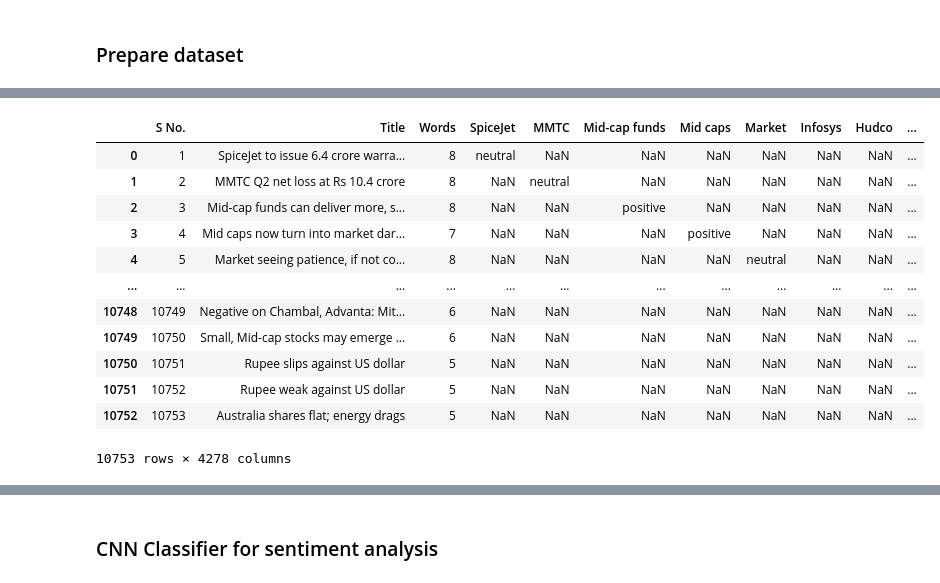
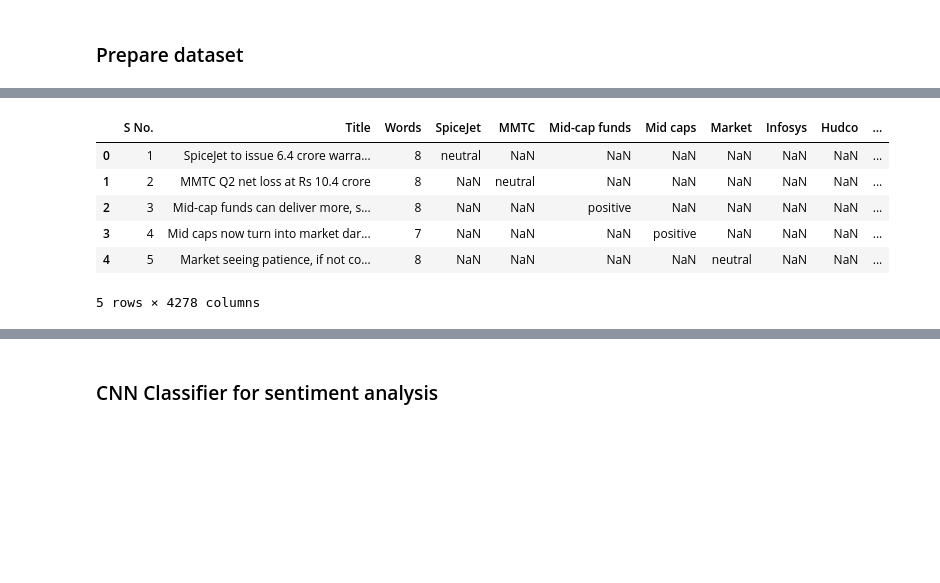
Before and after one commit to muftialroaz/absa-financial-news, a Jupyter notebook: sentfin_cnn.ipynb, the cells around one changed output, grey strips where cells are left out. Drawn from its saved outputs; the diff is of its cells as text; code cells hidden in the pictures; blank space fills up the shorter version.

```diff
--- a/sentfin_cnn.ipynb
+++ b/sentfin_cnn.ipynb
@@ -50,21 +37,15 @@ decisions_df
 # %%
 # Concatenate the original DataFrame with the normalized decisions
 df_expanded = pd.concat([df.drop(columns='Decisions'), decisions_df], axis=1)
-df_expanded
+df_expanded.head()
 # %% [output]
 |  | S No. | Title | Words | SpiceJet | MMTC | Mid-cap funds | Mid caps | Market | Infosys | Hudco | ... |
 | 0 | 1 | SpiceJet to issue 6.4 crore warra... | 8 | neutral | NaN | NaN | NaN | NaN | NaN | NaN | ... |
 | 1 | 2 | MMTC Q2 net loss at Rs 10.4 crore | 8 | NaN | neutral | NaN | NaN | NaN | NaN | NaN | ... |
 | 2 | 3 | Mid-cap funds can deliver more, s... | 8 | NaN | NaN | positive | NaN | NaN | NaN | NaN | ... |
 | 3 | 4 | Mid caps now turn into market dar... | 7 | NaN | NaN | NaN | positive | NaN | NaN | NaN | ... |
 | 4 | 5 | Market seeing patience, if not co... | 8 | NaN | NaN | NaN | NaN | neutral | NaN | NaN | ... |
-| ... | ... | ... | ... | ... | ... | ... | ... | ... | ... | ... | ... |
-| 10748 | 10749 | Negative on Chambal, Advanta: Mit... | 6 | NaN | NaN | NaN | NaN | NaN | NaN | NaN | ... |
-| 10749 | 10750 | Small, Mid-cap stocks may emerge ... | 6 | NaN | NaN | NaN | NaN | NaN | NaN | NaN | ... |
-| 10750 | 10751 | Rupee slips against US dollar | 5 | NaN | NaN | NaN | NaN | NaN | NaN | NaN | ... |
-| 10751 | 10752 | Rupee weak against US dollar | 5 | NaN | NaN | NaN | NaN | NaN | NaN | NaN | ... |
-| 10752 | 10753 | Australia shares flat; energy drags | 5 | NaN | NaN | NaN | NaN | NaN | NaN | NaN | ... |
-10753 rows × 4278 columns
+5 rows × 4278 columns
 # %%
 # Melt the expanded DataFrame to long format
 df_long = df_expanded.melt(
```
Also changed, not shown: parts of 6 cells of this notebook, 3 other files.
